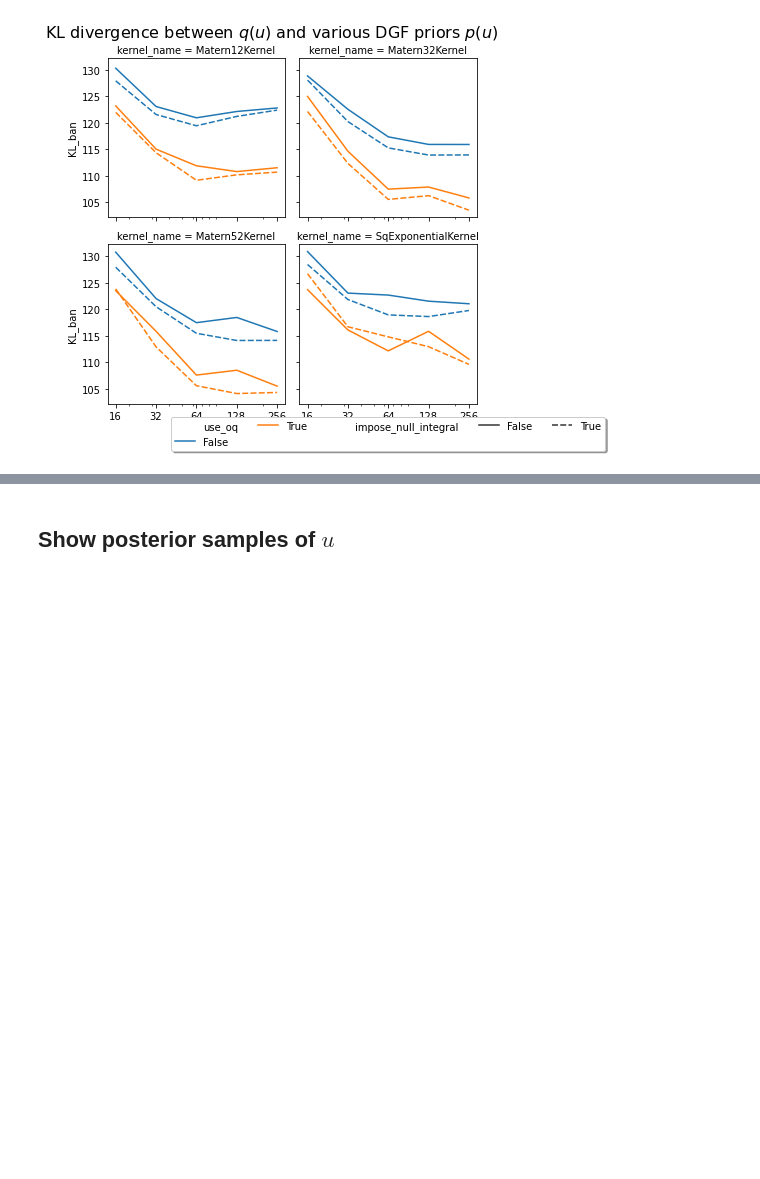
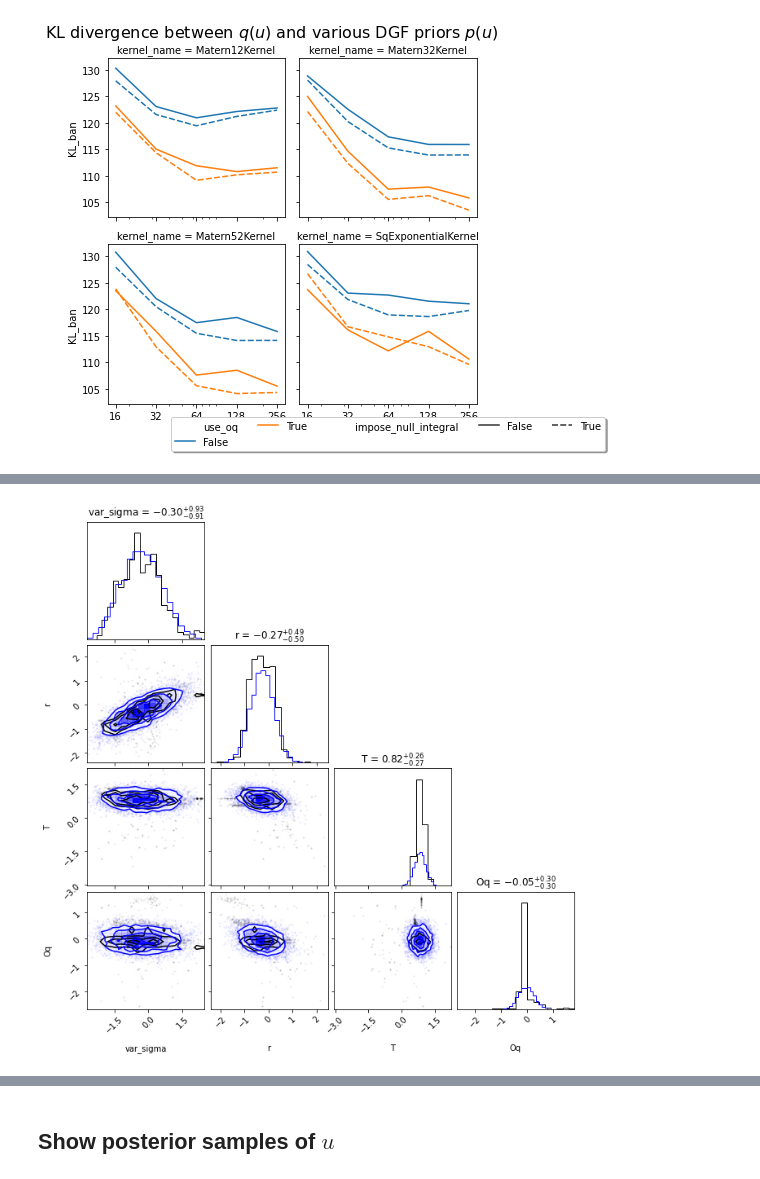
Before and after one commit to mvsoom/thesis-py, a Jupyter notebook: dgf/prior/source.ipynb, the cells around one changed output, grey strips where cells are left out. Saved outputs shown, nothing was run; the diff lists cells and outputs as text; code cells hidden in the pictures; blank space fills up the shorter version.

```diff
--- a/dgf/prior/source.ipynb
+++ b/dgf/prior/source.ipynb
@@ -339,0 +387,6 @@ legend(loc='upper center', bbox_to_anchor=(0.5, -0.05),
+# %%
+# FIXME: use bounds from constants.py (eg Oq <= 1)
+lo = floor(log10(np.min(theta,axis=0)))
+hi = ceil(log10(np.max(theta,axis=0)))
+
+lo, hi
@@ -339,0 +395,3 @@ legend(loc='upper center', bbox_to_anchor=(0.5, -0.05),
+# %%
+bounds = 10**np.vstack([lo, hi]).T
+bounds
@@ -339,0 +425,4 @@ legend(loc='upper center', bbox_to_anchor=(0.5, -0.05),
+# %%
+nonlinear_coloring = bijectors.fit_nonlinear_coloring_bijector(
+    theta, bounds, 1111111
+)
@@ -339,0 +435,11 @@ legend(loc='upper center', bbox_to_anchor=(0.5, -0.05),
+# %%
+corner.corner(
+    log10(nonlinear_coloring(randn(5000, 4))),
+    labels=constants.SOURCE_PARAMS,
+    show_titles=True,
+    smooth=.2,
+    fig=fig,
+    color="blue"
+)
+# %% [output]
+[figure, added]
```
Also changed, not shown: parts of 17 cells of this notebook, 6 other files.
